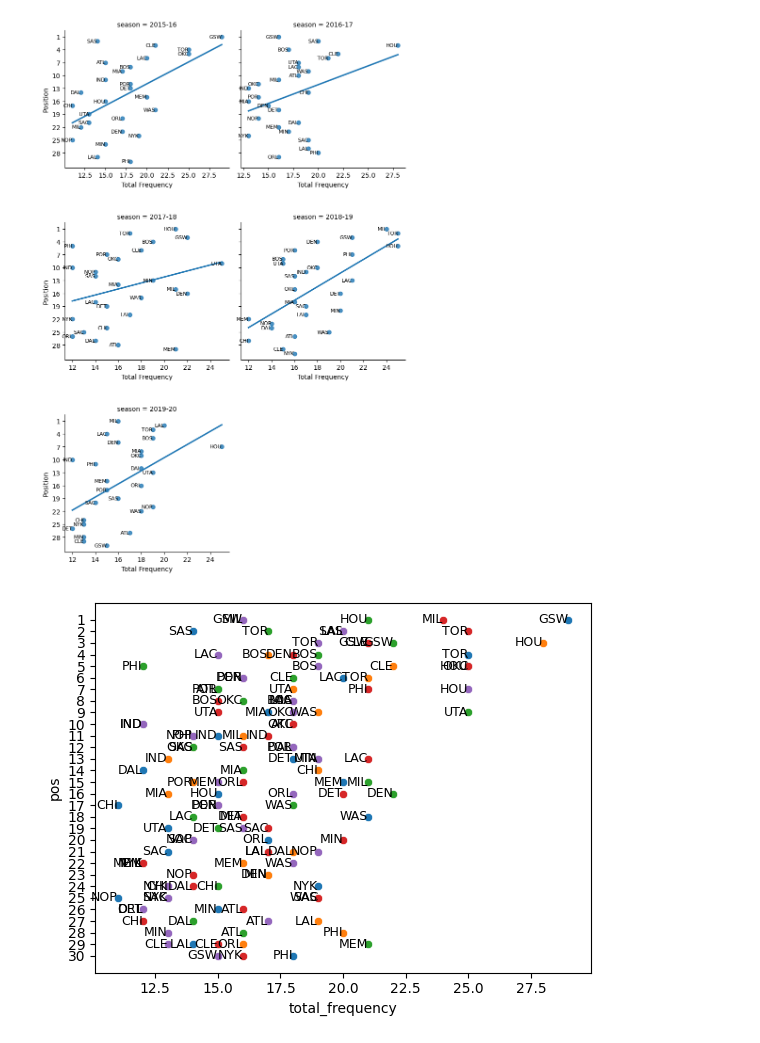
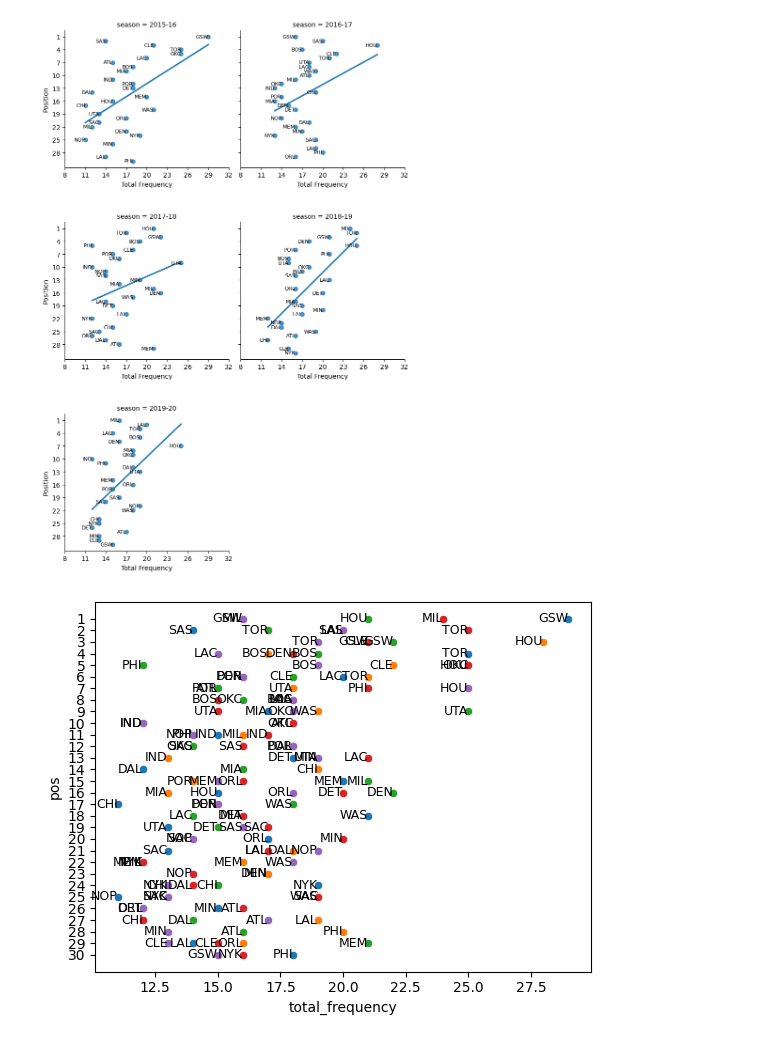
Before and after one commit to isevr/NBA_runs_prediction, a Jupyter notebook: check_queries.ipynb, the cells around one changed output. Cells and saved outputs as stored; diff of their text form; code cells hidden in the pictures.

Commit message:
new xticks

```diff
--- a/check_queries.ipynb
+++ b/check_queries.ipynb
@@ -9,7 +9,7 @@ teams = ['DET', 'CLE', 'NOP', 'WAS', 'PHI', 'CHI', 'UTA', 'CHO', 'IND',
 def concat(teams):
     df = pd.DataFrame()
     for team in teams:
-        df_team = pd.read_excel('queries_ven.xlsx', sheet_name=team).dropna()
+        df_team = pd.read_excel('queries_sec.xlsx', sheet_name=team).dropna()
         df_team['team'] = team
         df = pd.concat([df,df_team], axis=0)
 
@@ -47,34 +47,35 @@ for season, file in standings_files.items():
     dff = pd.merge(left=dff, right=standings, how='inner')
 
     # Add season column for FacetGrid
     dff["season"] = season
 
     # Store the processed data
     all_data.append(dff)
 
 # Combine all seasons into one DataFrame
 df_all_seasons = pd.concat(all_data)
 
 # Create FacetGrid
 g = sns.FacetGrid(df_all_seasons, col="season", col_wrap=2, height=4, sharex=False, sharey=True)
 g.map_dataframe(sns.regplot, x="total_frequency", y="pos", ci=None)
 
 # Annotate points with team names
 for ax, (season, data) in zip(g.axes.flat, df_all_seasons.groupby("season")):
     for i, row in data.iterrows():
         ax.text(row['total_frequency'], row['pos'], row['team'], fontsize=8, ha='right', va='center')
 
 # Adjust y-axis and layout
 for ax in g.axes.flat:
     ax.set_yticks(range(1, 31, 3))
+    ax.set_xticks(range(8, 33, 3))
     ax.invert_yaxis()
     ax.set_ylabel("Position")
     ax.set_xlabel("Total Frequency")
 
 plt.subplots_adjust(hspace=0.4)
 plt.show()
 # %% [output]
-[figure, old version]
+[figure, new version]
 # %%
 import os
 
```
Also changed, not shown: 1 other file.
